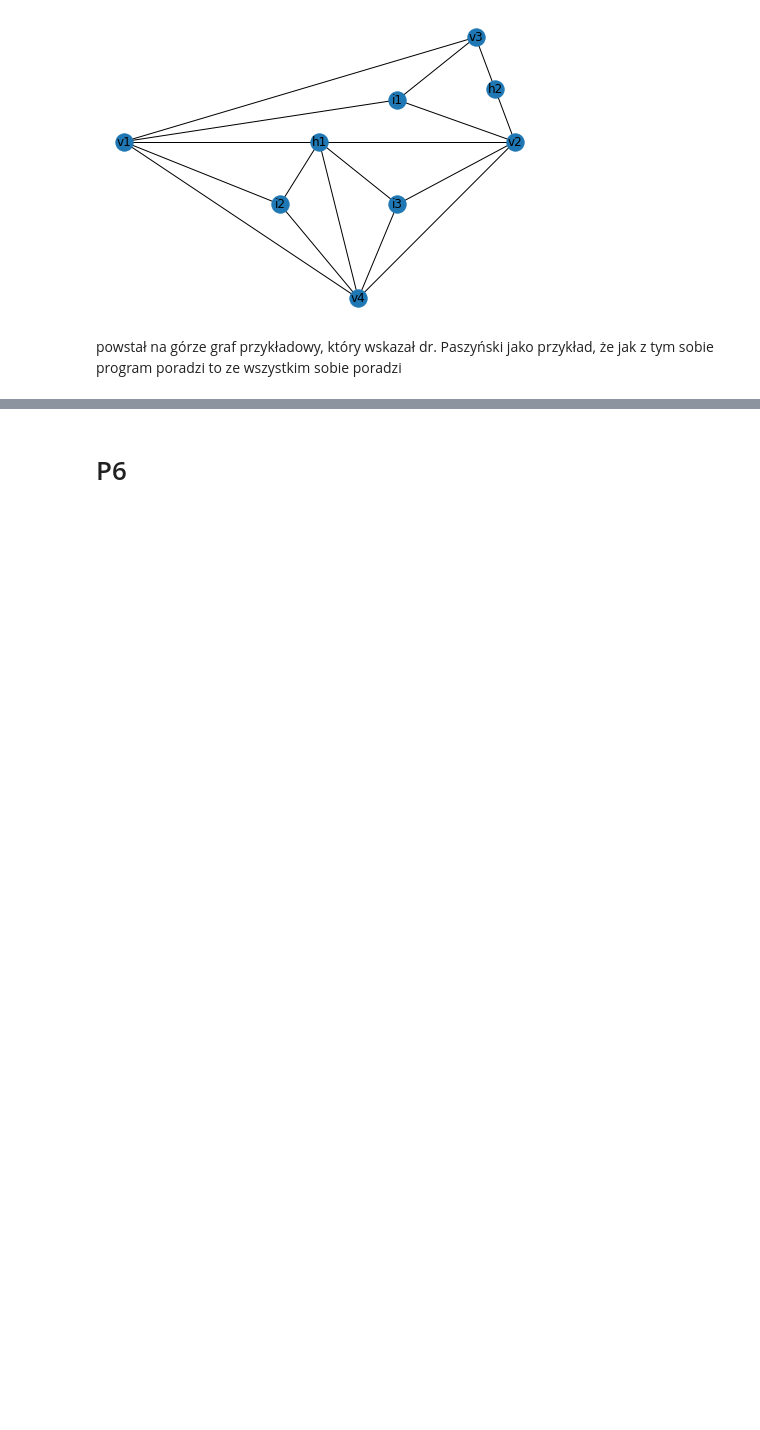
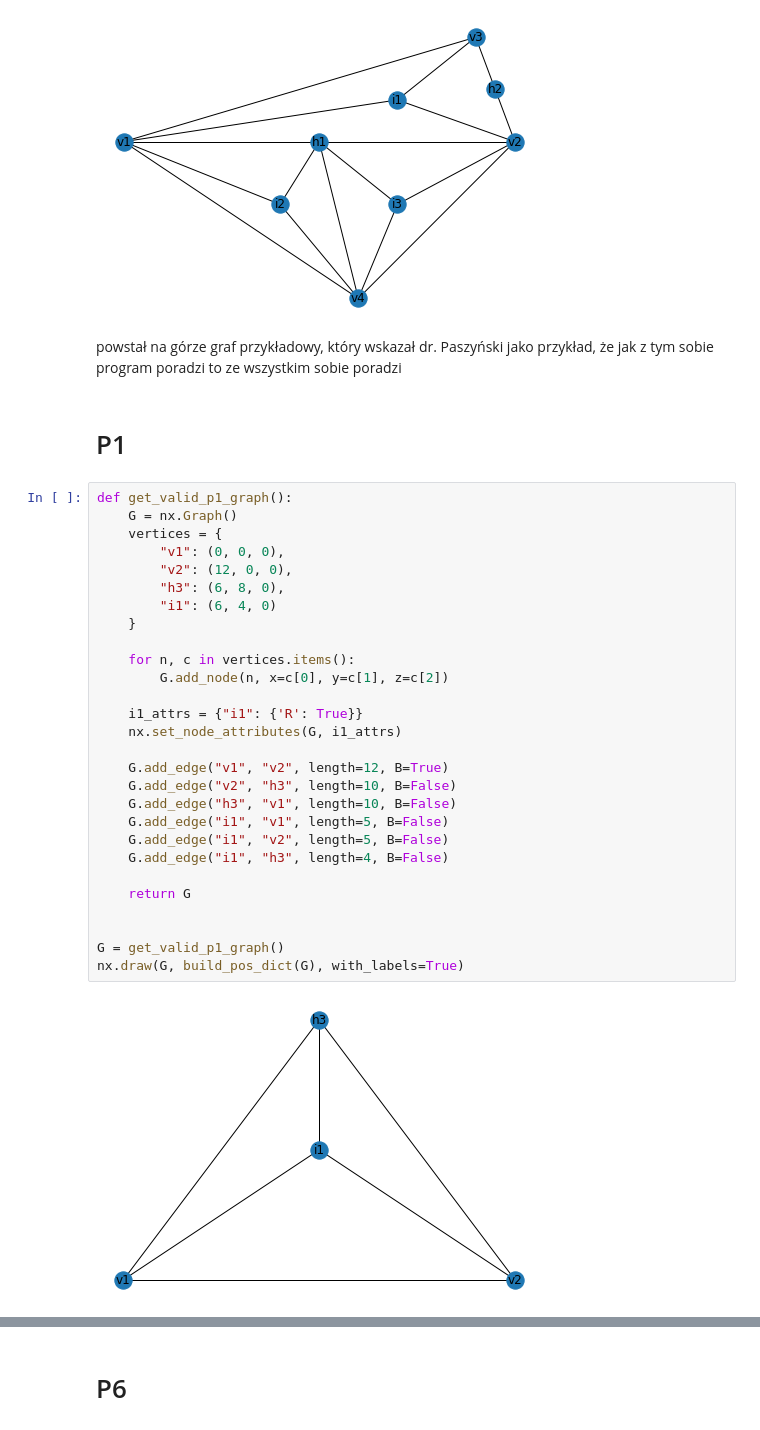
Before and after one commit to aleqsio/Terrain, a Jupyter notebook: CADY-ULTIMATE2.ipynb, the cells around one changed output, grey strips where cells are left out. Cells and saved outputs as stored; diff of their text form; blank space fills up the shorter version.

```diff
--- a/CADY-ULTIMATE2.ipynb
+++ b/CADY-ULTIMATE2.ipynb
@@ -129,3 +129,35 @@ nx.draw(G, build_pos_dict(G), with_labels = True)
 [figure]
 # %% [markdown]
 powstał na górze graf przykładowy, który wskazał dr. Paszyński jako przykład, że jak z tym sobie program poradzi to ze wszystkim sobie poradzi
+# %% [markdown]
+# P1
+# %%
+def get_valid_p1_graph():
+    G = nx.Graph()
+    vertices = {
+        "v1": (0, 0, 0),
+        "v2": (12, 0, 0),
+        "h3": (6, 8, 0),
+        "i1": (6, 4, 0)
+    }
+
+    for n, c in vertices.items():
+        G.add_node(n, x=c[0], y=c[1], z=c[2])
+
+    i1_attrs = {"i1": {'R': True}}
+    nx.set_node_attributes(G, i1_attrs)
+
+    G.add_edge("v1", "v2", length=12, B=True)
+    G.add_edge("v2", "h3", length=10, B=False)
+    G.add_edge("h3", "v1", length=10, B=False)
+    G.add_edge("i1", "v1", length=5, B=False)
+    G.add_edge("i1", "v2", length=5, B=False)
+    G.add_edge("i1", "h3", length=4, B=False)
+
+    return G
+
+
+G = get_valid_p1_graph()
+nx.draw(G, build_pos_dict(G), with_labels=True)
+# %% [output]
+[figure, added]
```
Also changed, not shown: parts of 2 cells of this notebook.
